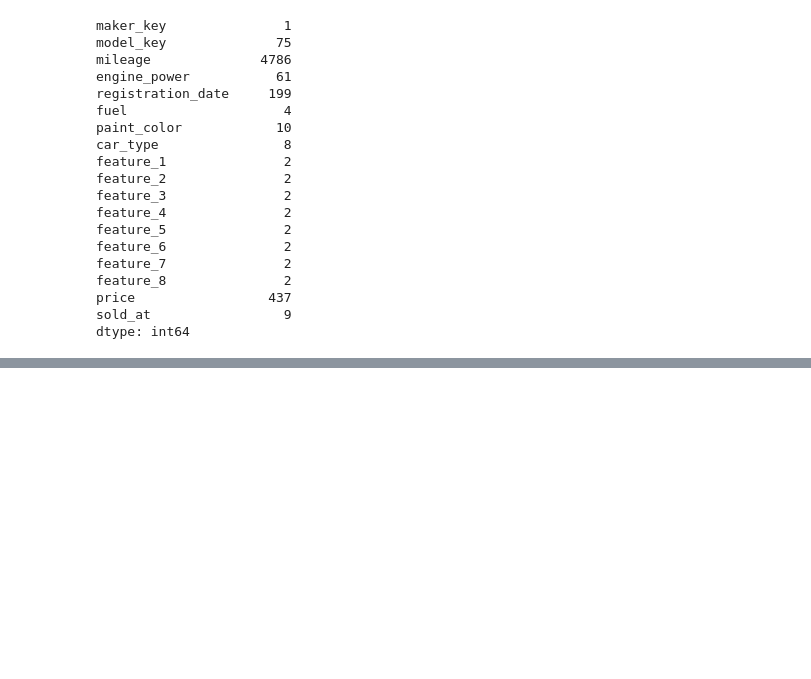
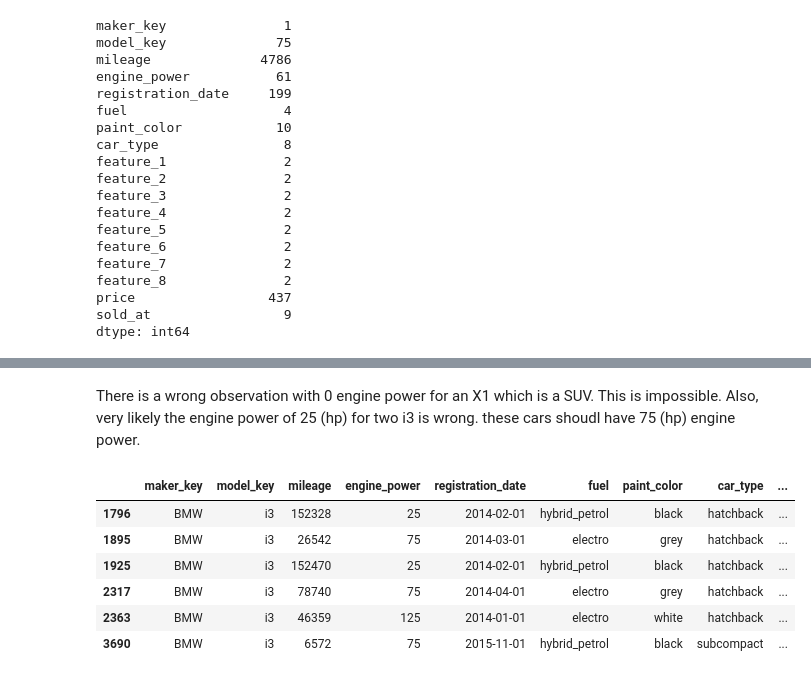
Before and after one commit to camontanezp/cars-price, a Jupyter notebook: notebooks/01_explore_and_validate_data.ipynb, the cells around one changed output, grey strips where cells are left out. Saved outputs shown, nothing was run; the diff lists cells and outputs as text; code cells hidden in the pictures; blank space fills up the shorter version.

```diff
--- a/notebooks/01_explore_and_validate_data.ipynb
+++ b/notebooks/01_explore_and_validate_data.ipynb
@@ -64,0 +248,12 @@ dtype: int64
+# %% [markdown]
+There is a wrong observation with 0 engine power for an X1 which is a SUV. This is impossible. Also, very likely the engine power of 25 (hp) for two i3 is wrong. these cars shoudl have 75 (hp) engine power.
+# %%
+data[data['model_key'] == 'i3']
+# %% [output]
+|  | maker_key | model_key | mileage | engine_power | registration_date | fuel | paint_color | car_type | ... |
+| 1796 | BMW | i3 | 152328 | 25 | 2014-02-01 | hybrid_petrol | black | hatchback | ... |
+| 1895 | BMW | i3 | 26542 | 75 | 2014-03-01 | electro | grey | hatchback | ... |
+| 1925 | BMW | i3 | 152470 | 25 | 2014-02-01 | hybrid_petrol | black | hatchback | ... |
+| 2317 | BMW | i3 | 78740 | 75 | 2014-04-01 | electro | grey | hatchback | ... |
+| 2363 | BMW | i3 | 46359 | 125 | 2014-01-01 | electro | white | hatchback | ... |
+| 3690 | BMW | i3 | 6572 | 75 | 2015-11-01 | hybrid_petrol | black | subcompact | ... |
```
Also changed, not shown: parts of 55 cells of this notebook.
